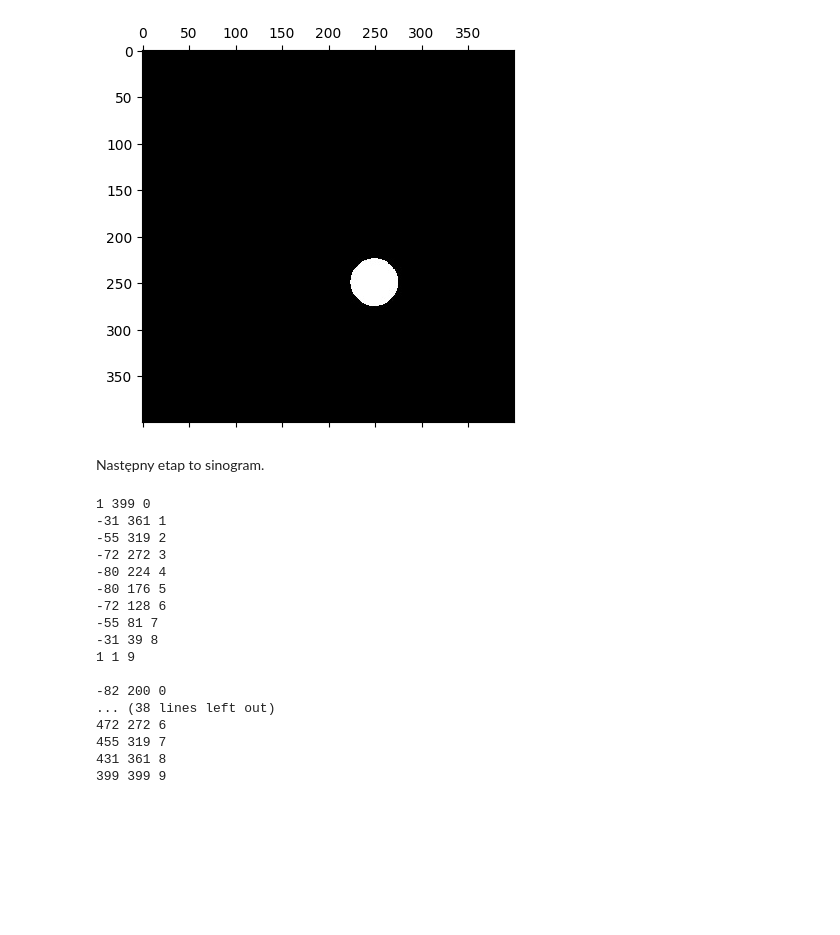
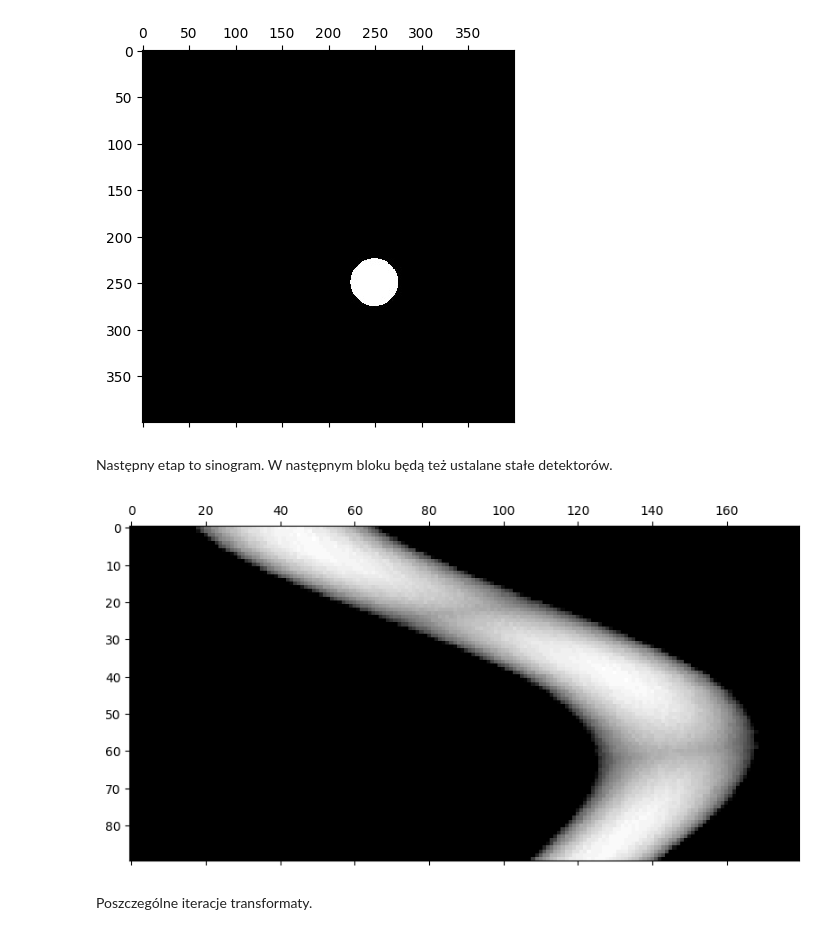
Before and after one commit to PUT-CS/iwm-tomograf, a Jupyter notebook: main.ipynb, the cells around one changed output. Cells and saved outputs as stored; diff of their text form; code cells hidden in the pictures; blank space fills up the shorter version.

Commit message:
Add dicom images, add backprojection, add sinogram, add widgets

```diff
--- a/main.ipynb
+++ b/main.ipynb
@@ -24,43 +24,50 @@ imgMatrix = loadImage("img/Kropka.jpg")
 [figure]
 # %% [markdown]
 Następny etap to sinogram.
+W następnym bloku będą też ustalane stałe detektorów.
+# %%
+alpha = 2
+phi_range = 90
+num_detectors = 180
+num_iterations = 90
 # %%
 import numpy as np
+from skimage.draw import line_nd
 
-def radon_transform(alpha = 45, phi_range = 90, num_detectors = 10, num_iterations = 5, image = imgMatrix):
+def avg_brightness(line, image = imgMatrix):
+    height, width = image.shape
+    sum = 0
+    line = list(zip(line[0], line[1]))
+    for [y, x] in line:
+        if (x < 0 or x >= height) or (y < 0 or y >= width):
+            continue
+        sum += image[x,y]
+    return int(sum / 255)
+
+def radon_transform(alpha = 2, phi_range = 90, num_detectors = 180, num_iterations = 90, image = imgMatrix):
     height, width = image.shape
     radius = int(np.sqrt(height**2 + width**2) // 2)
     x_offset = width // 2
     y_offset = height // 2
     phi_rad = np.radians(phi_range)
+
+    sinogram = np.asarray([[0 for i in range(num_detectors)] for j in range(num_iterations)])
 
     for i in range(num_iterations):
         curr_alpha = i * np.radians(alpha)
         xe = int(radius * np.cos(curr_alpha)) + x_offset
         ye = int(radius * np.sin(curr_alpha)) + y_offset
 
         for j in range(num_detectors):
             xd = int(radius * np.cos(curr_alpha + np.pi - (phi_rad / 2) + j * phi_rad/(num_detectors-1))) + x_offset
             yd = int(radius * np.sin(curr_alpha + np.pi - (phi_rad / 2) + j * phi_rad/(num_detectors-1))) + y_offset
-            print(xd, yd, j)
-        print("")
+            sinogram[i][j] = avg_brightness(line_nd([xe,ye],[xd,yd]), imgMatrix)
+    return sinogram
 
-radon_transform()
+whole_sinogram = radon_transform()
+plt.matshow(sinogram, cmap=plt.cm.gray)
+plt.show()
 # %% [output]
-1 399 0
--31 361 1
--55 319 2
--72 272 3
--80 224 4
--80 176 5
--72 128 6
--55 81 7
--31 39 8
-1 1 9
-
--82 200 0
-... (38 lines left out)
-472 272 6
-455 319 7
-431 361 8
-399 399 9
+[figure, added]
+# %% [markdown]
+Poszczególne iteracje transformaty.
```
Also changed, not shown: parts of 4 cells of this notebook, 9 other files.
